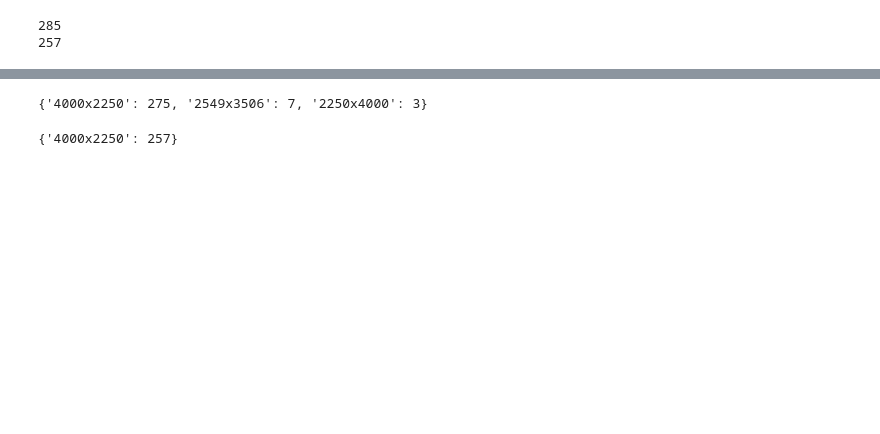
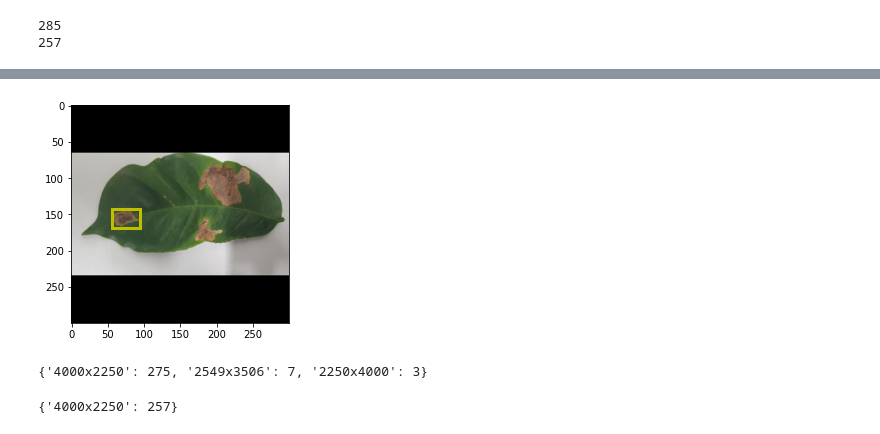
Before and after one commit to nopynospy/cnn_paddy_leaf, a Jupyter notebook: coffee_leaf.ipynb, the cells around one changed output, grey strips where cells are left out. Drawn from its saved outputs; the diff is of its cells as text; code cells hidden in the pictures; blank space fills up the shorter version.

Commit message:
Add bounding box and plt functions

```diff
--- a/coffee_leaf.ipynb
+++ b/coffee_leaf.ipynb
@@ -1,8 +7,11 @@
 # %%
 import os
 
-CLR_SUBDIR = "cavalcante/rust_xml_image/"
-CLM_SUBDIR = "cavalcante/miner_img_xml/"
+CLR_SUBDIR = "/content/drive/MyDrive/cavalcante/rust_xml_image/"
+CLM_SUBDIR = "/content/drive/MyDrive/cavalcante/miner_img_xml/"
+
+TARGET_SIZE1 = (300, 300)
+TARGET_SIZE2 = (512, 512)
 
 def get_all_with_ext(subdir, ext):
     return [f for f in os.listdir(subdir) if f.endswith(ext)]
@@ -17,0 +36,19 @@ print(len(clm_imgs))
+# %%
+# Refered to https://machinelearningmastery.com/how-to-train-an-object-detection-model-with-keras/
+# Combined with https://towardsdatascience.com/object-localization-using-pre-trained-cnn-models-such-as-mobilenet-resnet-xception-f8a5f6a0228d
+import xml.etree.ElementTree as ET
+from collections import namedtuple
+
+Bounding_Box = namedtuple('Bounding_Box', 'xmin ymin xmax ymax')
+
+def get_bounding_box(path_to_xml_annotation):
+  tree = ET.parse(path_to_xml_annotation)
+  root = tree.getroot()
+  for box in root.findall('.//bndbox'):
+    xmin = int(box.find('xmin').text)
+    ymin = int(box.find('ymin').text)
+    xmax = int(box.find('xmax').text)
+    ymax = int(box.find('ymax').text)
+  return Bounding_Box(xmin, ymin, xmax, ymax)
+
+get_bounding_box(CLM_SUBDIR + 'bicho_mineiro0.xml')
@@ -17,0 +128,20 @@ print(len(clm_imgs))
+# %%
+import matplotlib.pyplot as plt
+import matplotlib.patches as patches
+
+def plot_with_box(path, sample_name, target_size):
+  image_data, bounding_box = resize_image_with_bounds(path, sample_name, target_size)
+  fig,ax = plt.subplots(1)
+  ax.imshow(image_data)
+  # Creating a Rectangle patch for the changed one
+  boxA = patches.Rectangle((bounding_box.xmin, bounding_box.ymin),
+  bounding_box.xmax - bounding_box.xmin,
+  bounding_box.ymax - bounding_box.ymin,
+  linewidth=3, edgecolor='y', facecolor='none')
+  # Add the patch to the Axes
+  ax.add_patch(boxA)
+  plt.show()
+# %%
+plot_with_box(CLM_SUBDIR, "bicho_mineiro0", target_size=TARGET_SIZE1)
+# %% [output]
+[figure, added]
```
Also changed, not shown: parts of 7 cells of this notebook.
